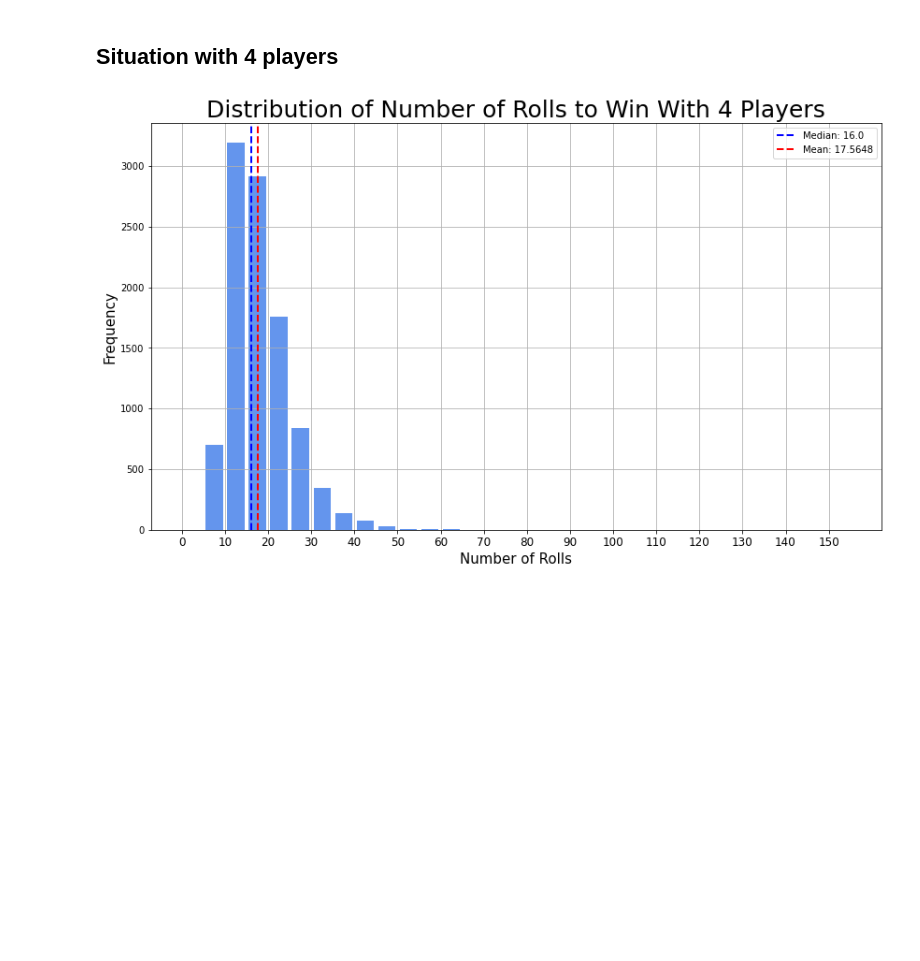
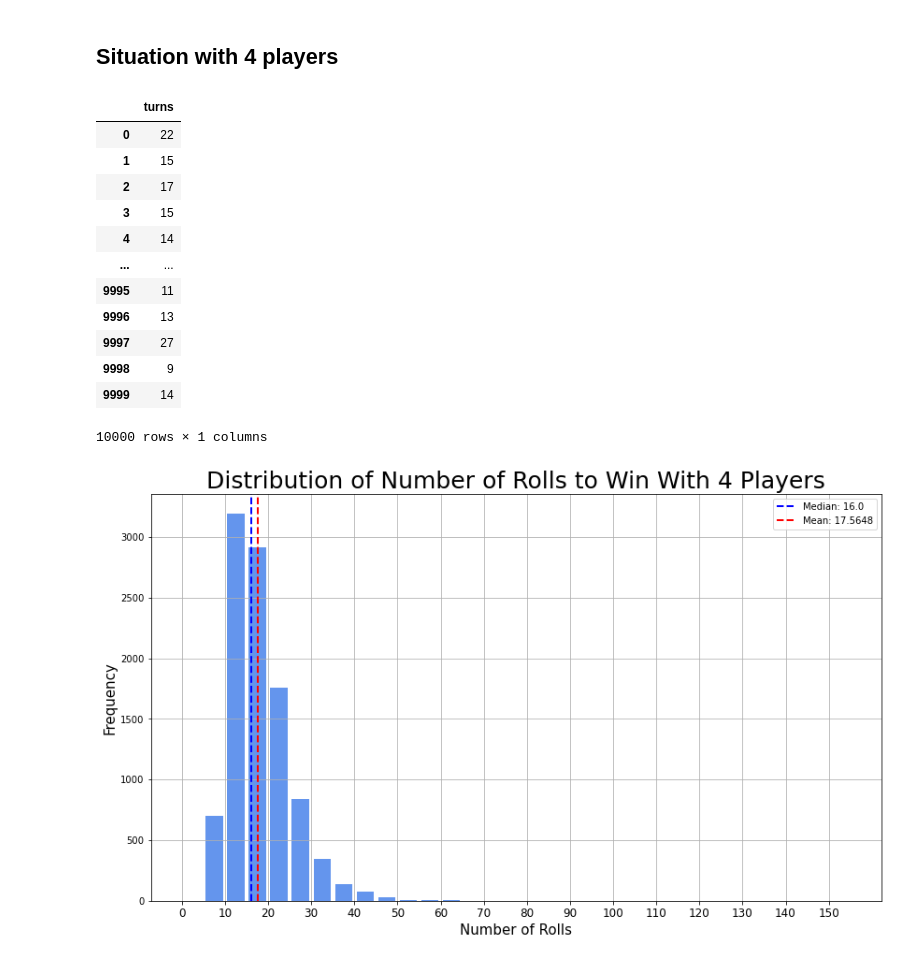
Before and after one commit to nathanaeljnam/Snakes-and-Ladders-Analysis-Using-Monte-Carlo-Simulation, a Jupyter notebook: Snakes and Ladders.ipynb, the cells around one changed output. Drawn from its saved outputs; the diff is of its cells as text; code cells hidden in the pictures; blank space fills up the shorter version.

```diff
--- a/Snakes and Ladders.ipynb
+++ b/Snakes and Ladders.ipynb
@@ -512,3 +516,19 @@ for i in range(n):
 
     new_row3 = pd.Series({'turns': turns})
     results_df3 = pd.concat([results_df3, pd.DataFrame([new_row3])], ignore_index=True)
+# %%
+results_df3
+# %% [output]
+|  | turns |
+| 0 | 22 |
+| 1 | 15 |
+| 2 | 17 |
+| 3 | 15 |
+| 4 | 14 |
+| ... | ... |
+| 9995 | 11 |
+| 9996 | 13 |
+| 9997 | 27 |
+| 9998 | 9 |
+| 9999 | 14 |
+10000 rows × 1 columns
```
Also changed, not shown: parts of 6 cells of this notebook, 4 other files.
